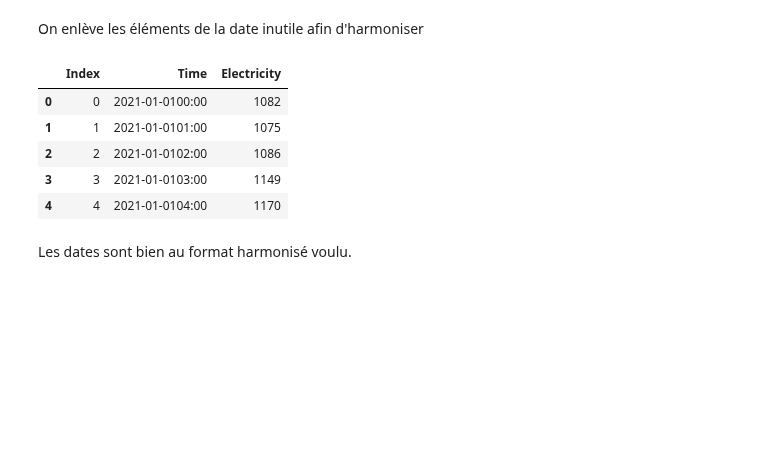
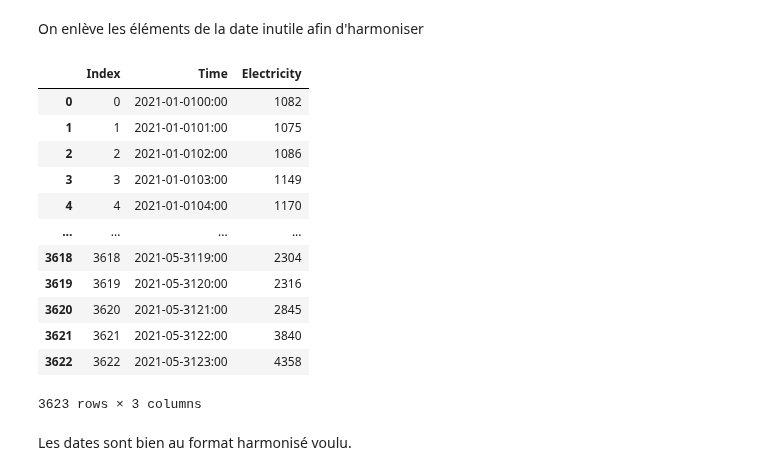
Before and after one commit to Basso42/Production-eolienne-ENSAE, a Jupyter notebook: Modélisation.ipynb, the cells around one changed output. Saved outputs shown, nothing was run; the diff lists cells and outputs as text; code cells hidden in the pictures; blank space fills up the shorter version.

```diff
--- a/Modélisation.ipynb
+++ b/Modélisation.ipynb
@@ -221,21 +211,28 @@ data_RTE = data_RTE.rename(columns=columns_to_rename)
 # %% [markdown]
 On enlève les éléments de la date inutile afin d'harmoniser
 # %%
-caracteres = ["+01:00"," "]
+caracteres = ["+01:00"," ","+02:00"]
 
 for string in caracteres:
     data_RTE["Time"] = data_RTE["Time"].apply(lambda x: x.replace(string, ''))
 
 data_RTE["Time"] = data_RTE["Time"].str[:-3]
 # %%
-data_RTE.head()
+data_RTE
 # %% [output]
 |  | Index | Time | Electricity |
 | 0 | 0 | 2021-01-0100:00 | 1082 |
 | 1 | 1 | 2021-01-0101:00 | 1075 |
 | 2 | 2 | 2021-01-0102:00 | 1086 |
 | 3 | 3 | 2021-01-0103:00 | 1149 |
 | 4 | 4 | 2021-01-0104:00 | 1170 |
+| ... | ... | ... | ... |
+| 3618 | 3618 | 2021-05-3119:00 | 2304 |
+| 3619 | 3619 | 2021-05-3120:00 | 2316 |
+| 3620 | 3620 | 2021-05-3121:00 | 2845 |
+| 3621 | 3621 | 2021-05-3122:00 | 3840 |
+| 3622 | 3622 | 2021-05-3123:00 | 4358 |
+3623 rows × 3 columns
 # %% [markdown]
 Les dates sont bien au format harmonisé voulu.
 # %% [markdown]
```
Also changed, not shown: parts of 12 cells of this notebook.
